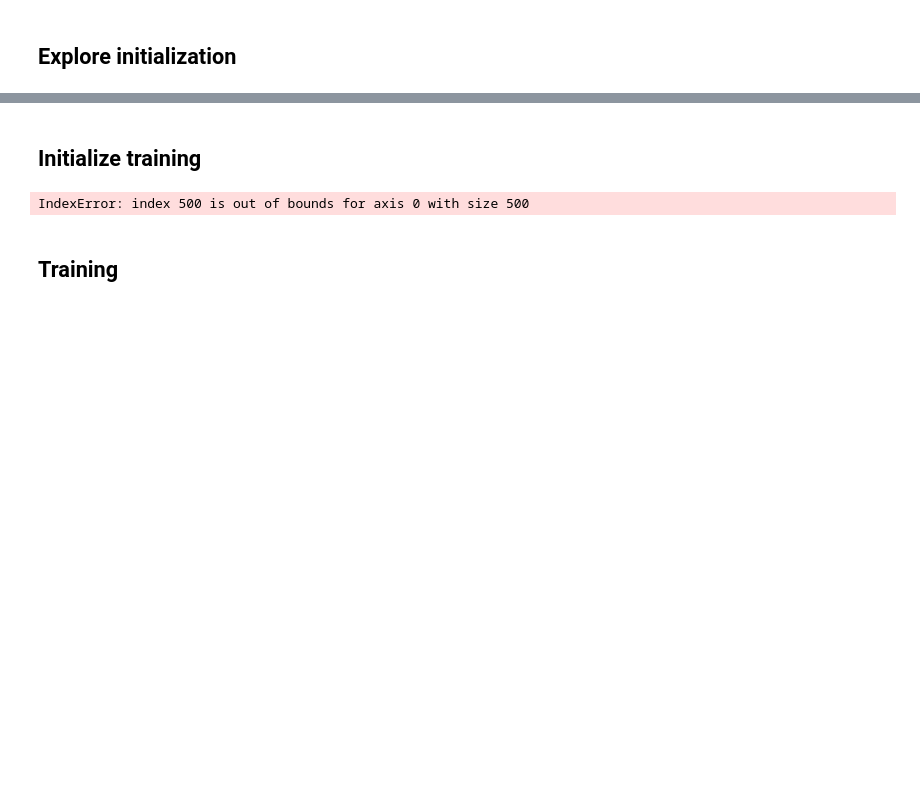
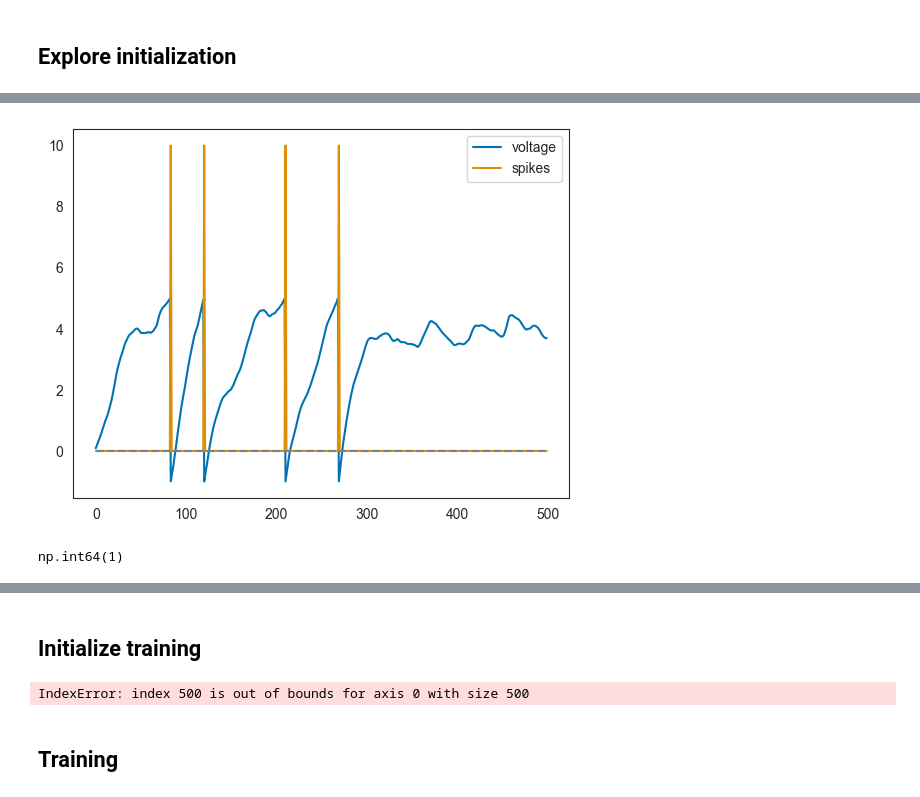
Before and after one commit to Baskin-LIU/elmneuron, a Jupyter notebook: notebooks/self_fit.ipynb, the cells around one changed output, grey strips where cells are left out. Cells and saved outputs as stored; diff of their text form; code cells hidden in the pictures; blank space fills up the shorter version.

```diff
--- a/notebooks/self_fit.ipynb
+++ b/notebooks/self_fit.ipynb
@@ -269,3 +279,34 @@ def extract_spikes(outputs, visualize=False):
             plt.show()
 
     return target
+# %%
+def ODE(outputs, tau=50, visualize=False):
+    out = outputs.cpu().detach().numpy().squeeze(-1)
+    LIF = np.zeros(out.shape)
+    spikes = np.zeros(out.shape, dtype=int)
+    for t in range(out.shape[1]):
+
+        LIF[:, t] = (1-1/tau)*LIF[:, t-1] + out[:, t]
+        s = LIF[:, t]>= 5.
+        spikes[:, t] = s
+        LIF[s, t] = -1
+        #print(LIF[:, t])
+
+    if visualize:
+        i=0
+        plt.plot(LIF[i], label = 'voltage')
+        #plt.plot(out[i])
+        plt.plot(spikes[i], label="spikes")
+        plt.plot(np.zeros_like(out[i]), "--", color="gray")
+        plt.legend()
+        plt.show()
+
+    return LIF, spikes
+# %%
+LIF, spikes = ODE(outputs, visualize=True)
+# %% [output]
+[figure, added]
+# %%
+spikes.max()
+# %% [output]
+np.int64(1)
```
Also changed, not shown: parts of 12 cells of this notebook, 3 other files.
